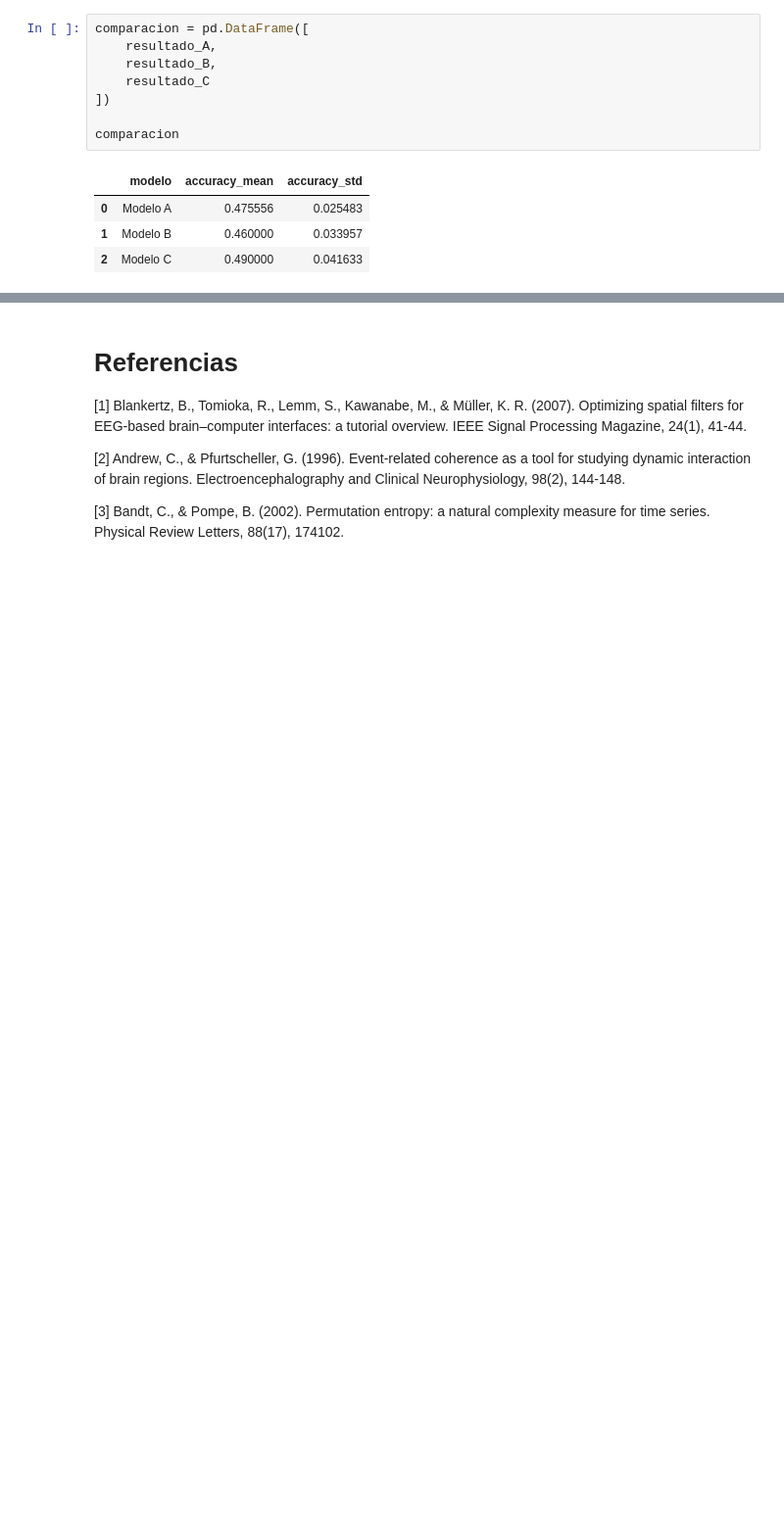
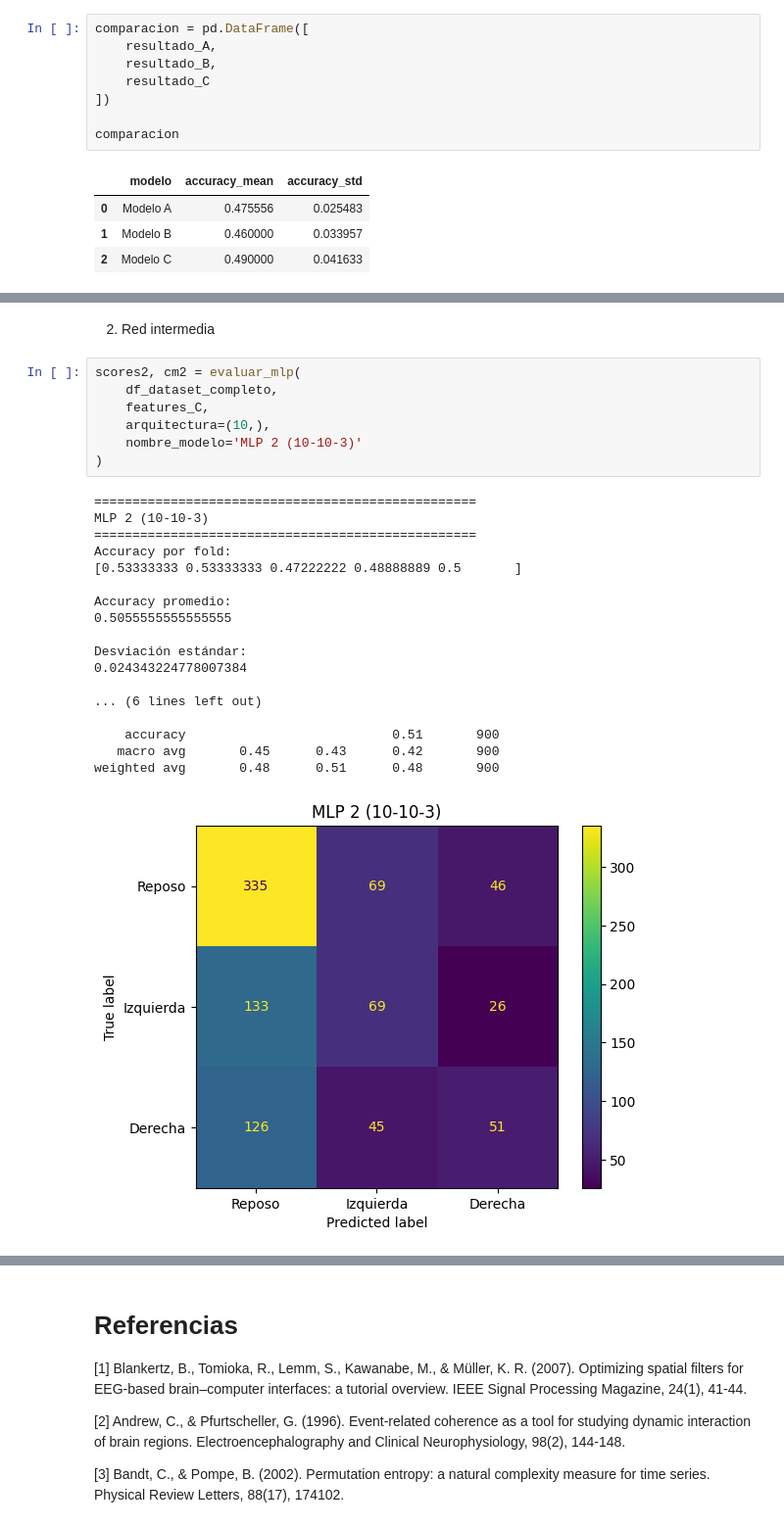
Before and after one commit to luhernandez12/Proyecto2-KarenAgudelo-LuisaHernandez, a Jupyter notebook: Codigo.ipynb, the cells around one changed output, grey strips where cells are left out. Shown at 98% size. Drawn from its saved outputs; the diff is of its cells as text; blank space fills up the shorter version.

```diff
--- a/Codigo.ipynb
+++ b/Codigo.ipynb
@@ -1874,0 +2020,28 @@ comparacion
+# %% [markdown]
+2. Red intermedia
+# %%
+scores2, cm2 = evaluar_mlp(
+    df_dataset_completo,
+    features_C,
+    arquitectura=(10,),
+    nombre_modelo='MLP 2 (10-10-3)'
+)
+# %% [output]
+==================================================
+MLP 2 (10-10-3)
+==================================================
+Accuracy por fold:
+[0.53333333 0.53333333 0.47222222 0.48888889 0.5       ]
+
+Accuracy promedio:
+0.5055555555555555
+
+Desviación estándar:
+0.024343224778007384
+
+... (6 lines left out)
+
+    accuracy                           0.51       900
+   macro avg       0.45      0.43      0.42       900
+weighted avg       0.48      0.51      0.48       900
+[figure, added]
```
Also changed, not shown: parts of 16 cells of this notebook.
